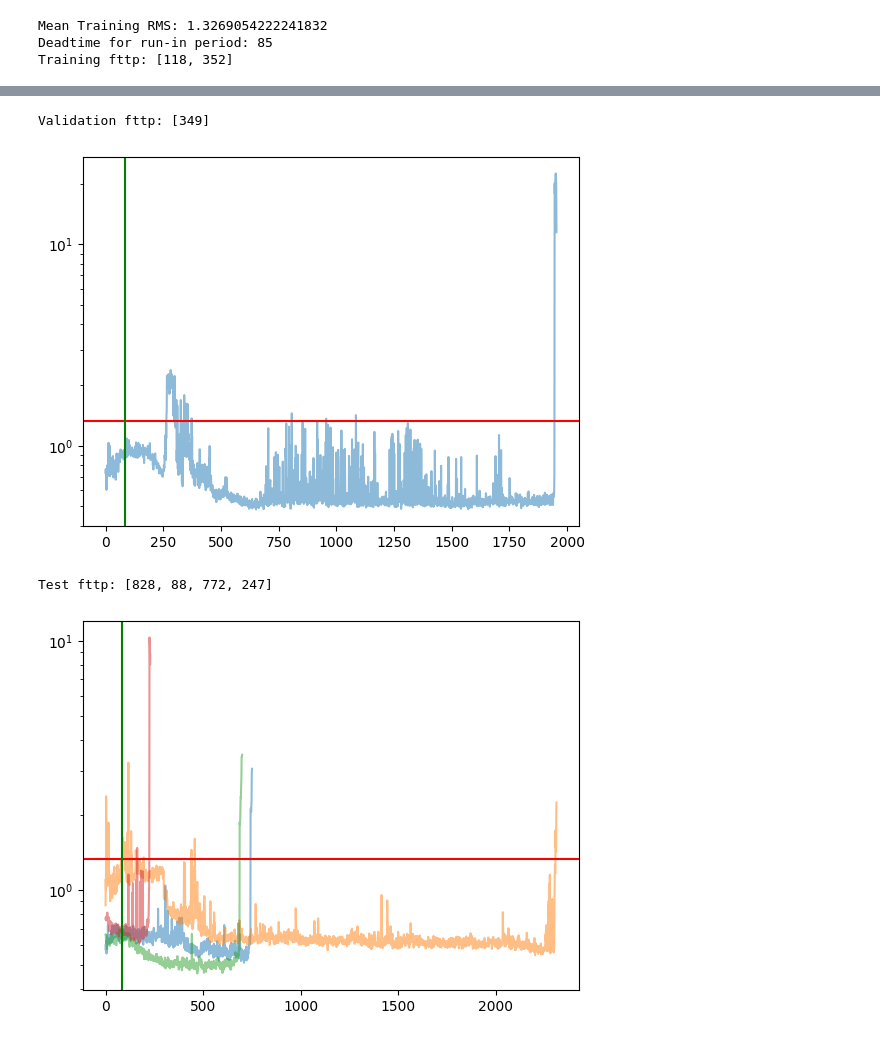
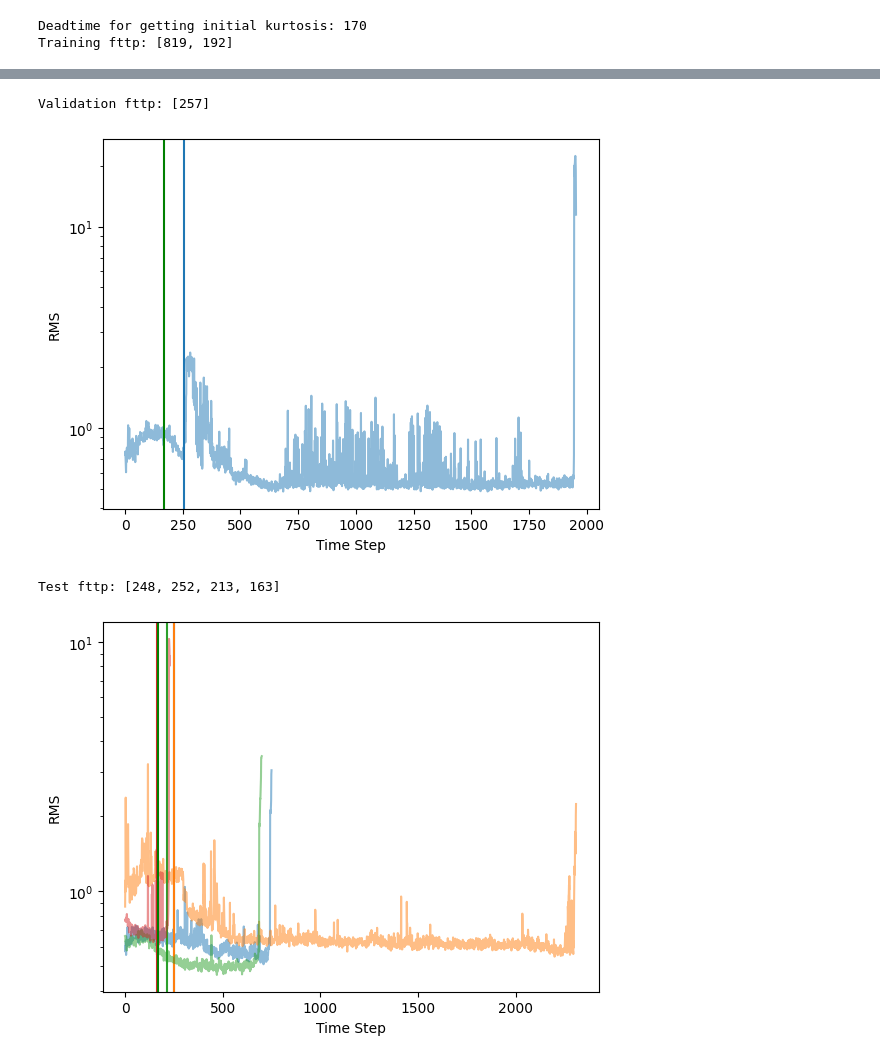
Before and after one commit to tilman151/rul-adapt, a Jupyter notebook: fttp.ipynb, the cells around one changed output, grey strips where cells are left out. Cells and saved outputs as stored; diff of their text form; code cells hidden in the pictures.

Commit message:
fix: use kurtosis for FTTP calculation

```diff
--- a/fttp.ipynb
+++ b/fttp.ipynb
@@ -40,21 +55,25 @@ def get_dataset_fttp(reader, transform):
     val, _ = reader.load_split("val")
     test, _ = reader.load_split("test")
 
-    mean_train_rms = get_mean_rms(train, transform)
     patience = get_deadtime(train)
-    train_fttp = get_fttp(train, mean_train_rms, patience, transform)
-    print(f"Mean Training RMS: {mean_train_rms}")
-    print(f"Deadtime for run-in period: {patience}")
+    train_thresh = get_threshold(train, transform, patience)
+    train_fttp = get_fttp(train, train_thresh, patience, transform)
+    print(f"Deadtime for getting initial kurtosis: {patience}")
     print(f"Training fttp: {train_fttp}")
-    plot_fttp(train, mean_train_rms, patience, transform)
+    plot_fttp(train, train_fttp, patience, transform)
     plt.show()
 
-    plot_fttp(val, mean_train_rms, patience, transform)
-    print(f"Validation fttp: {get_fttp(val, mean_train_rms, patience, transform)}")
+    val_thresh = get_threshold(val, transform, patience)
+    val_fttp = get_fttp(val, val_thresh, patience, transform)
+    plot_fttp(val, val_fttp, patience, transform)
+    print(f"Validation fttp: {val_fttp}")
     plt.show()
 
-    plot_fttp(test, mean_train_rms, patience, transform)
-    print(f"Test fttp: {get_fttp(test, mean_train_rms, patience, transform)}")
+    test_thresh = get_threshold(test, transform, patience)
+    test_fttp = get_fttp(test, test_thresh, patience, transform)
+    plot_fttp(test, test_fttp, patience, transform)
+    print(f"Test fttp: {test_fttp}")
+    plt.show()
 # %%
 fd1 = rul_datasets.FemtoReader(fd=1)
 get_dataset_fttp(fd1, transform=norm)
@@ -70,7 +89,7 @@ Test fttp: [230, 342, 1816, 197]
 # %%
 fd2 = rul_datasets.FemtoReader(fd=2)
 get_dataset_fttp(fd2, transform=norm)
+del fd2
 # %% [output]
-Mean Training RMS: 1.3269054222241832
-Deadtime for run-in period: 85
-Training fttp: [118, 352]
+Deadtime for getting initial kurtosis: 170
+Training fttp: [819, 192]
@@ -78,7 +97,7 @@ Training fttp: [118, 352]
-Validation fttp: [349]
+Validation fttp: [257]
-[figure, old version]
+[figure, new version]
-Test fttp: [828, 88, 772, 247]
+Test fttp: [248, 252, 213, 163]
-[figure, old version]
+[figure, new version]
 # %%
 fd3 = rul_datasets.FemtoReader(fd=3)
 get_dataset_fttp(fd3, transform=norm)
```
Also changed, not shown: parts of 7 cells of this notebook, 1 other file.
